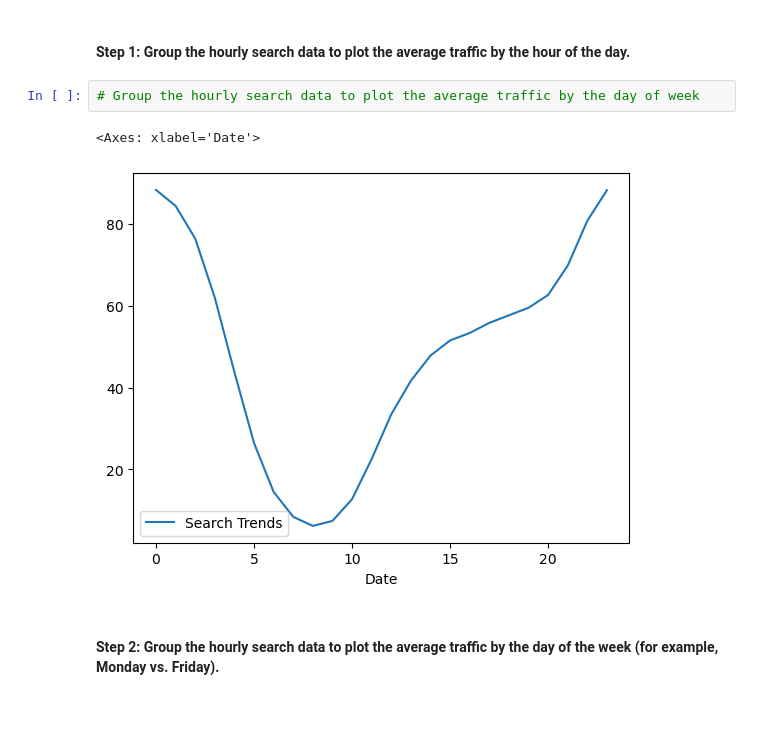
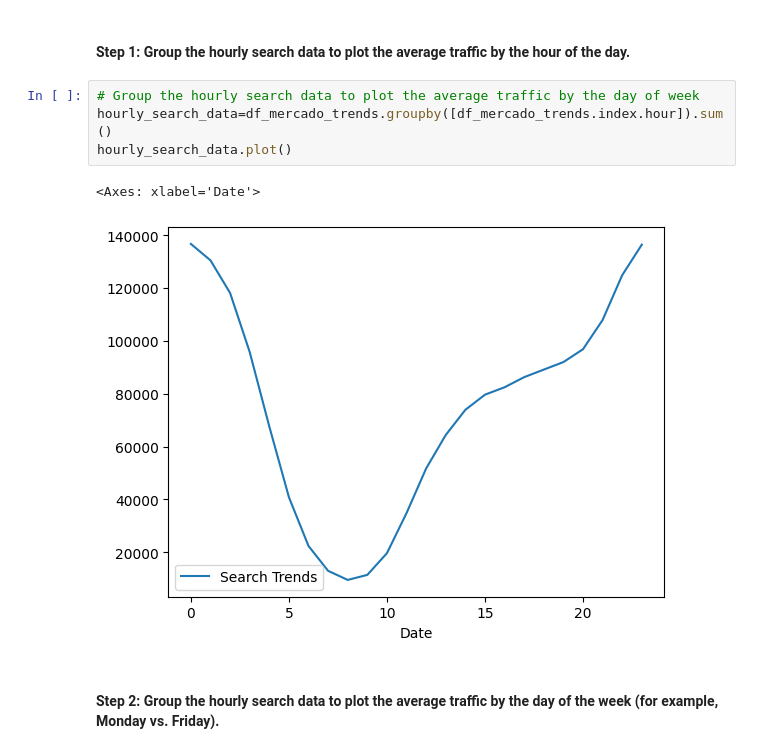
Before and after one commit to FLermaP/prophet-challenge, a Jupyter notebook: forecasting_net_prophet.ipynb, the cells around one changed output. Drawn from its saved outputs; the diff is of its cells as text; blank space fills up the shorter version.

```diff
--- a/forecasting_net_prophet.ipynb
+++ b/forecasting_net_prophet.ipynb
@@ -156,8 +161,10 @@ To that end, you want to mine the search traffic data for predictable seasonal p
 #### Step 1: Group the hourly search data to plot the average traffic by the hour of the day.
 # %%
 # Group the hourly search data to plot the average traffic by the day of week
+hourly_search_data=df_mercado_trends.groupby([df_mercado_trends.index.hour]).sum()
+hourly_search_data.plot()
 # %% [output]
 <Axes: xlabel='Date'>
-[figure, old version]
+[figure, new version]
 # %% [markdown]
 #### Step 2: Group the hourly search data to plot the average traffic by the day of the week (for example, Monday vs. Friday).
```
Also changed, not shown: parts of 22 cells of this notebook.
